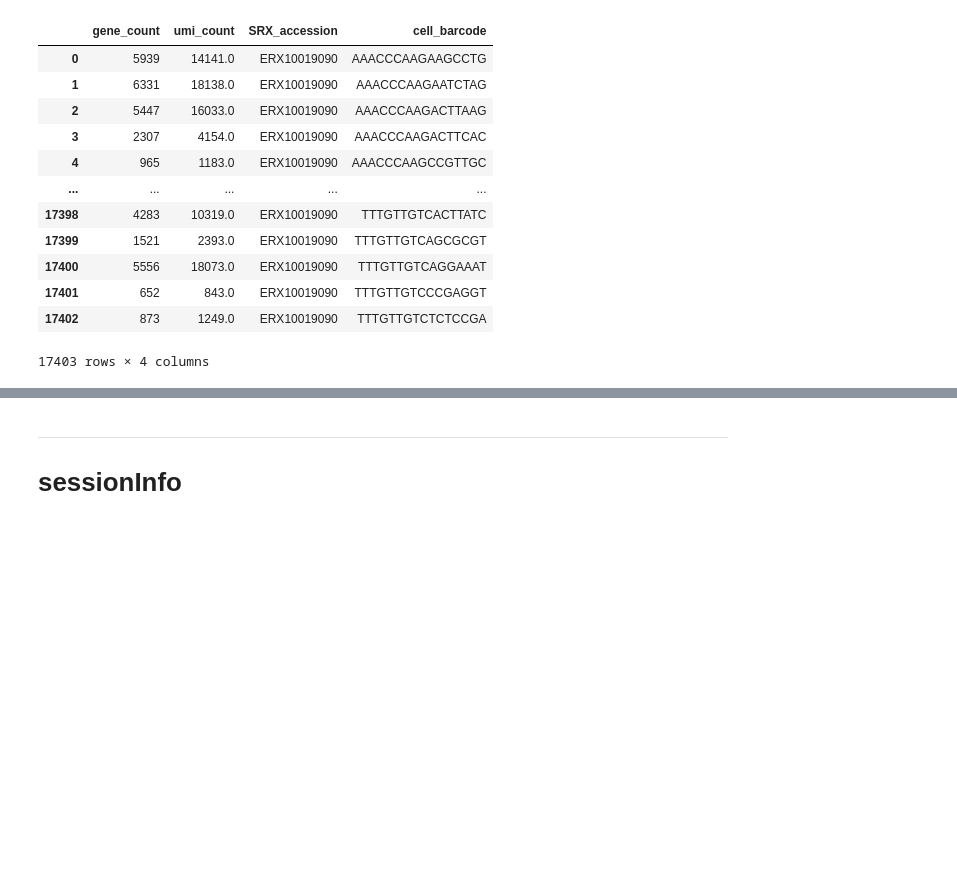
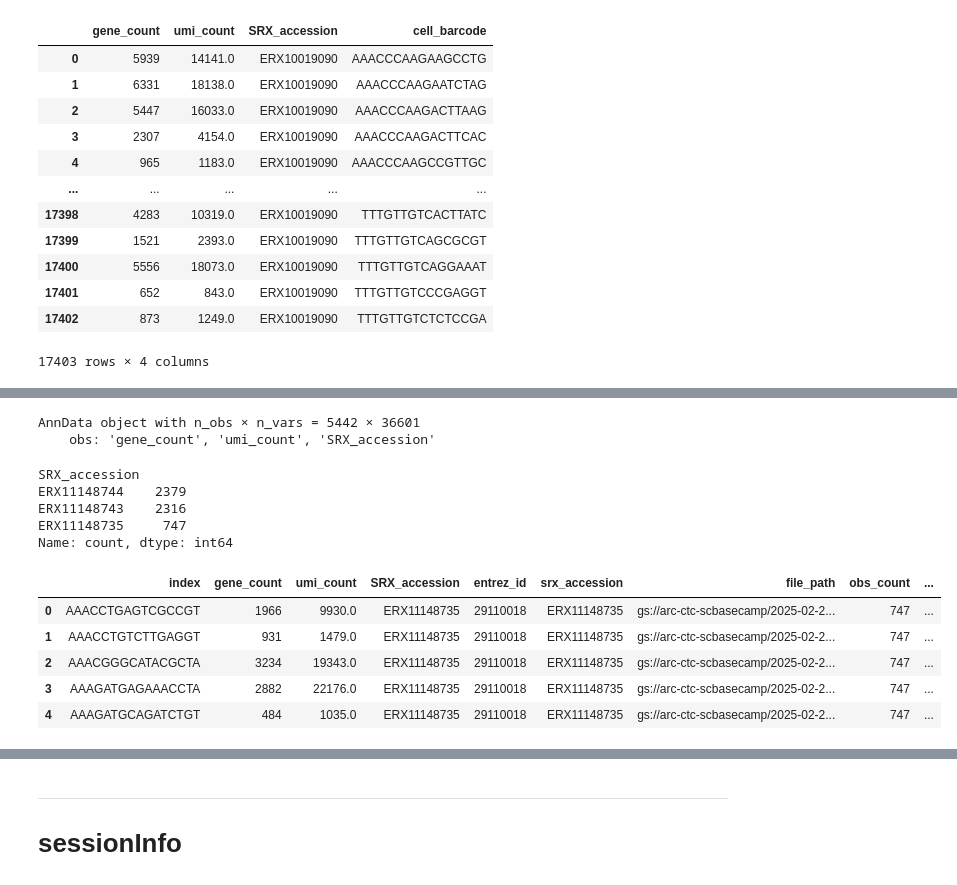
Before and after one commit to rdas-genesilico-ai/arc-virtual-cell-atlas-uv, a Jupyter notebook: scBaseCamp/tutorial-py.ipynb, the cells around one changed output, grey strips where cells are left out. Saved outputs shown, nothing was run; the diff lists cells and outputs as text; code cells hidden in the pictures; blank space fills up the shorter version.

Commit message:
updated conda env name; updated tutorials

```diff
--- a/scBaseCamp/tutorial-py.ipynb
+++ b/scBaseCamp/tutorial-py.ipynb
@@ -209,0 +252,4 @@ obs_metadata
+# %%
+# we have a set of samples
+target_samples = sample_metadata[sample_metadata["organism"] == "Homo sapiens"]
+target_samples
@@ -209,0 +261,35 @@ obs_metadata
+# %%
+# read in the anndata for those samples
+adata = []
+for infile in target_samples["file_path"].tolist():
+    with fs.open(infile, 'rb') as f:
+        adata.append(sc.read_h5ad(f))
+
+# combine anndata objects
+adata = sc.concat(adata)
+adata
+# %% [output]
+AnnData object with n_obs × n_vars = 5442 × 36601
+    obs: 'gene_count', 'umi_count', 'SRX_accession'
+# %%
+# number of obs per SRX accession
+adata.obs["SRX_accession"].value_counts()
+# %% [output]
+SRX_accession
+ERX11148744    2379
+ERX11148743    2316
+ERX11148735     747
+Name: count, dtype: int64
+# %%
+# add per-sample metadata to the anndata object
+adata.obs = adata.obs.reset_index().merge(
+    target_samples, left_on="SRX_accession", right_on="srx_accession", how="inner"
+)
+adata.obs.head()
+# %% [output]
+|  | index | gene_count | umi_count | SRX_accession | entrez_id | srx_accession | file_path | obs_count | ... |
+| 0 | AAACCTGAGTCGCCGT | 1966 | 9930.0 | ERX11148735 | 29110018 | ERX11148735 | gs://arc-ctc-scbasecamp/2025-02-2... | 747 | ... |
+| 1 | AAACCTGTCTTGAGGT | 931 | 1479.0 | ERX11148735 | 29110018 | ERX11148735 | gs://arc-ctc-scbasecamp/2025-02-2... | 747 | ... |
+| 2 | AAACGGGCATACGCTA | 3234 | 19343.0 | ERX11148735 | 29110018 | ERX11148735 | gs://arc-ctc-scbasecamp/2025-02-2... | 747 | ... |
+| 3 | AAAGATGAGAAACCTA | 2882 | 22176.0 | ERX11148735 | 29110018 | ERX11148735 | gs://arc-ctc-scbasecamp/2025-02-2... | 747 | ... |
+| 4 | AAAGATGCAGATCTGT | 484 | 1035.0 | ERX11148735 | 29110018 | ERX11148735 | gs://arc-ctc-scbasecamp/2025-02-2... | 747 | ... |
```
Also changed, not shown: parts of 19 cells of this notebook, 2 other files.
